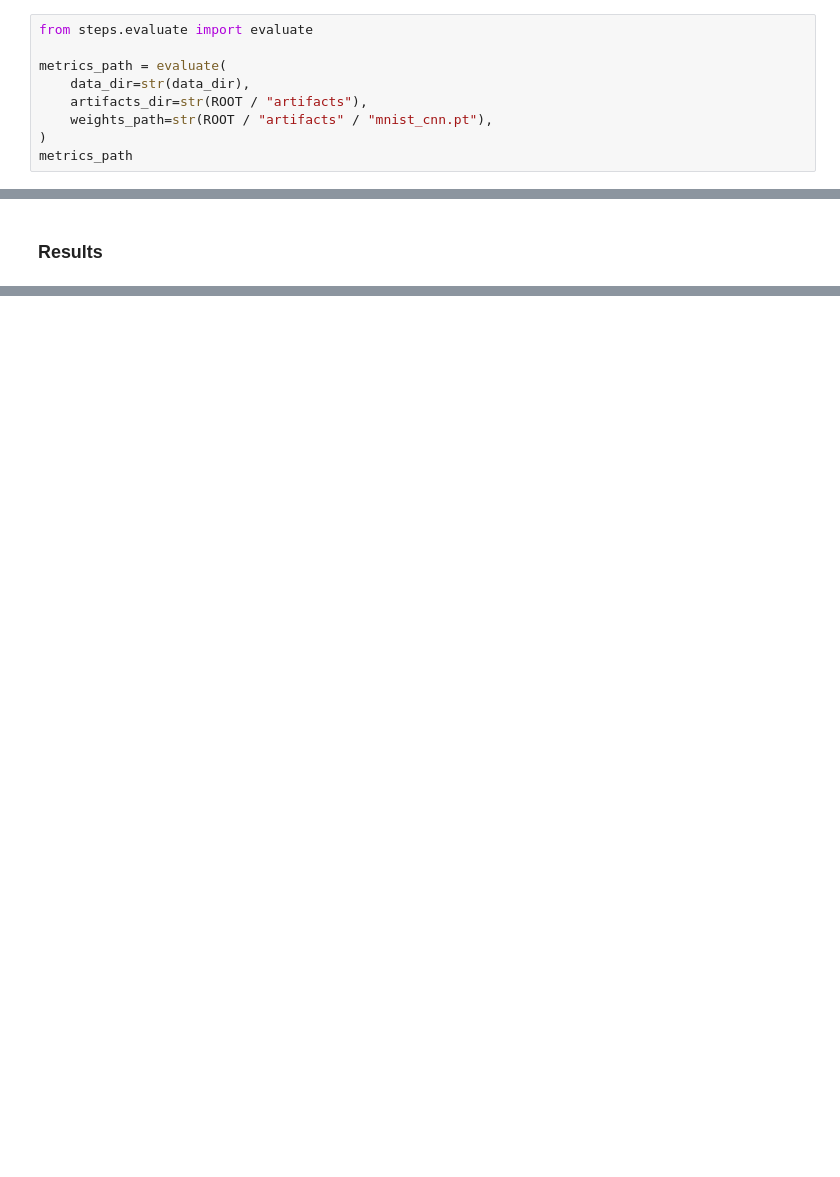
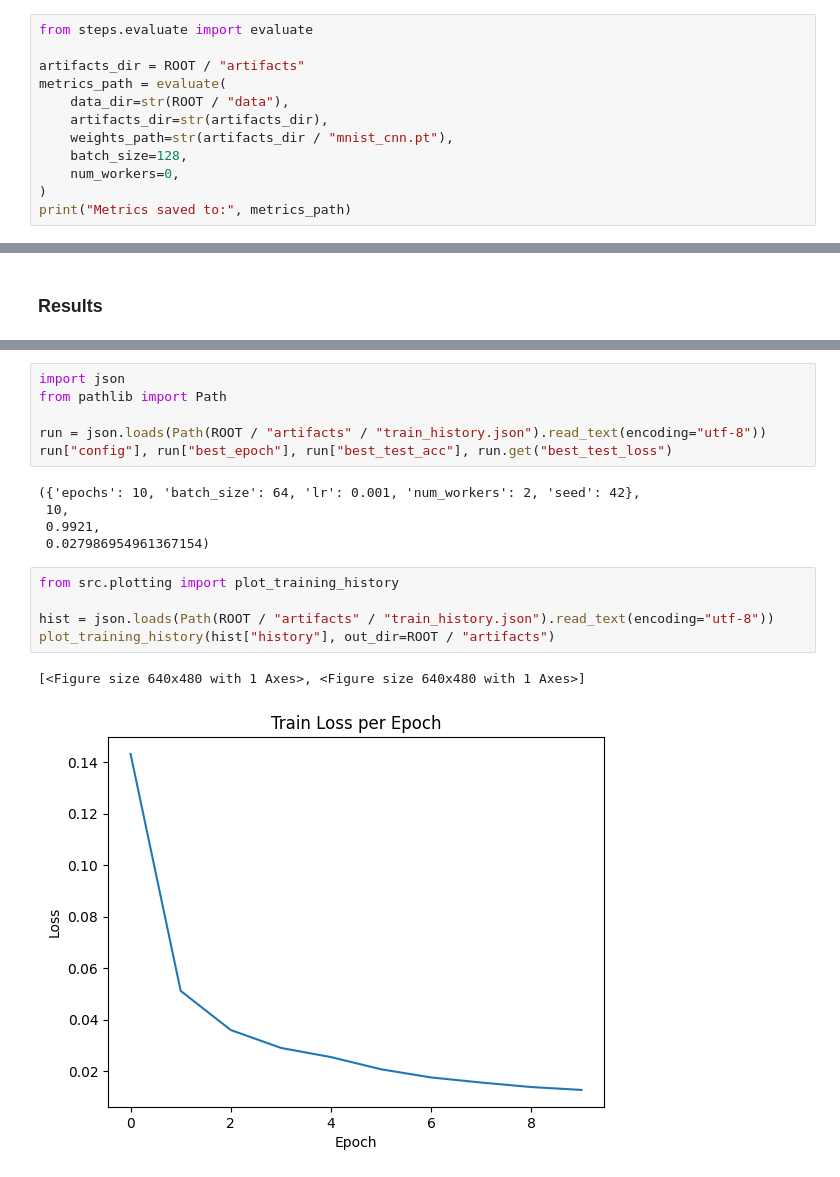
Before and after one commit to Vagabond1998/DVAE26_final_project, a Jupyter notebook: notebooks/main.ipynb, the cells around one changed output, grey strips where cells are left out. Saved outputs shown, nothing was run; the diff lists cells and outputs as text; blank space fills up the shorter version.

```diff
--- a/notebooks/main.ipynb
+++ b/notebooks/main.ipynb
@@ -135,10 +135,13 @@ PosixPath('/mnt/c/Users/jarla/Documents/DVAE26/DVAE26_final_project/artifacts/mn
 # %%
 from steps.evaluate import evaluate
 
+artifacts_dir = ROOT / "artifacts"
 metrics_path = evaluate(
-    data_dir=str(data_dir),
-    artifacts_dir=str(ROOT / "artifacts"),
-    weights_path=str(ROOT / "artifacts" / "mnist_cnn.pt"),
+    data_dir=str(ROOT / "data"),
+    artifacts_dir=str(artifacts_dir),
+    weights_path=str(artifacts_dir / "mnist_cnn.pt"),
+    batch_size=128,
+    num_workers=0,
 )
-metrics_path
+print("Metrics saved to:", metrics_path)
 # %% [output]
@@ -192,0 +171,19 @@ plt.show()
+# %%
+import json
+from pathlib import Path
+
+run = json.loads(Path(ROOT / "artifacts" / "train_history.json").read_text(encoding="utf-8"))
+run["config"], run["best_epoch"], run["best_test_acc"], run.get("best_test_loss")
+# %% [output]
+({'epochs': 10, 'batch_size': 64, 'lr': 0.001, 'num_workers': 2, 'seed': 42},
+ 10,
+ 0.9921,
+ 0.027986954961367154)
+# %%
+from src.plotting import plot_training_history
+
+hist = json.loads(Path(ROOT / "artifacts" / "train_history.json").read_text(encoding="utf-8"))
+plot_training_history(hist["history"], out_dir=ROOT / "artifacts")
+# %% [output]
+[<Figure size 640x480 with 1 Axes>, <Figure size 640x480 with 1 Axes>]
+[figure, added]
```
Also changed, not shown: parts of 8 cells of this notebook.
